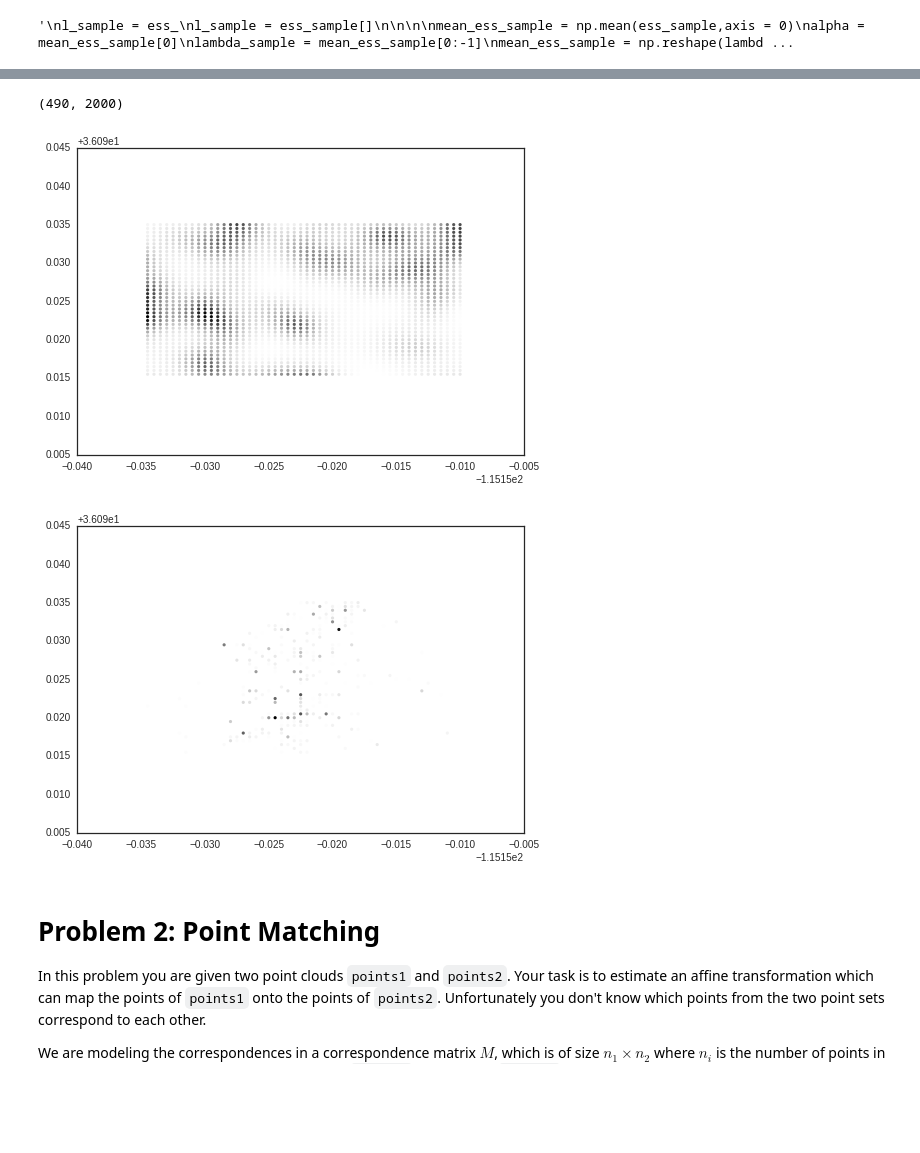
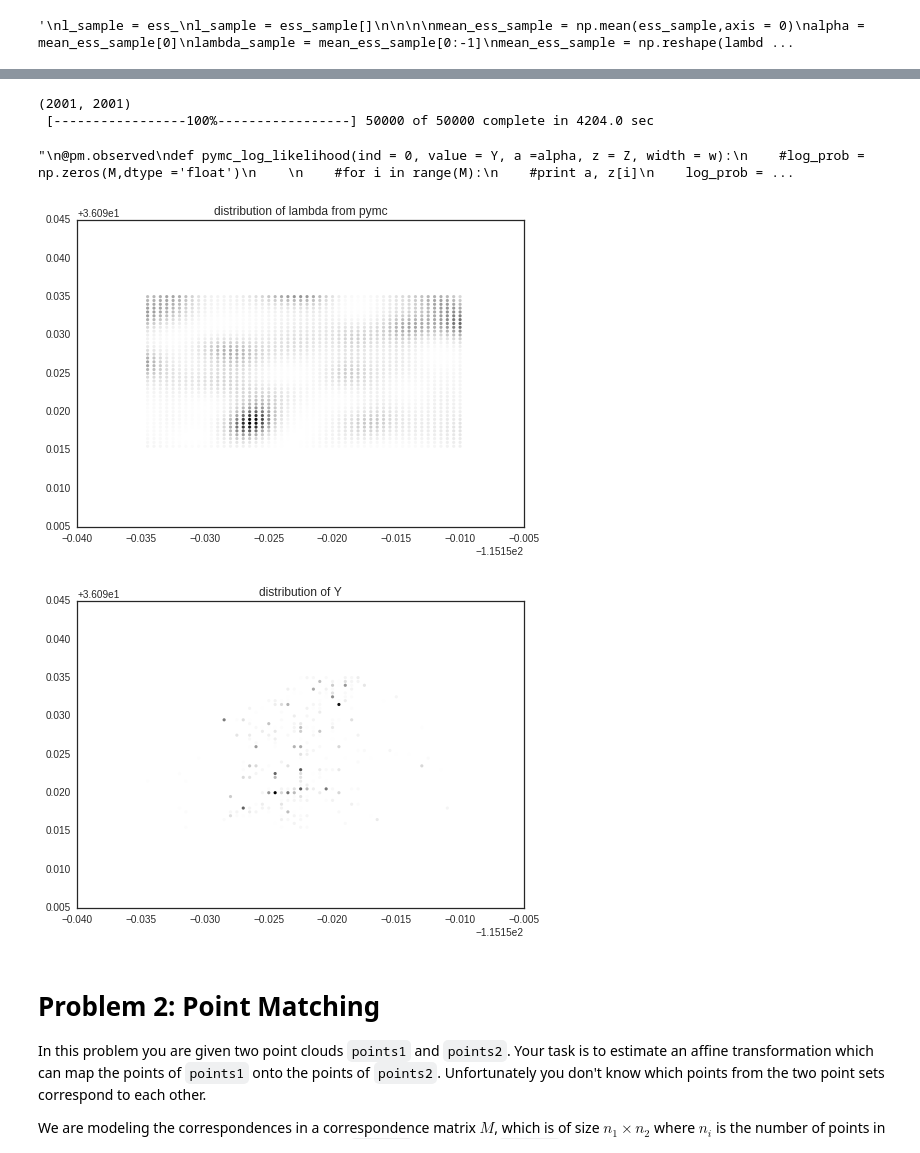
Before and after one commit to kevinchen1000/2016, a Jupyter notebook: Homework/AM207_yufengkevinchen_HW4.ipynb, the cells around one changed output, grey strips where cells are left out. Cells and saved outputs as stored; diff of their text form; code cells hidden in the pictures; blank space fills up the shorter version.

```diff
--- a/Homework/AM207_yufengkevinchen_HW4.ipynb
+++ b/Homework/AM207_yufengkevinchen_HW4.ipynb
@@ -249,7 +249,6 @@ def poisson_dist(l,x):
 #define log_likelihood function
 def log_likelihood(f,Y):
     log_likelihood_vectorized = np.sum(scipy.stats.poisson.logpmf(Y,w**2*np.exp(f[0]+f[1:])))
-
     return log_likelihood_vectorized
 
 #define phi
@@ -271,28 +270,10 @@ for i in range(1,M+1):
             Sigma[i,j] += diagonal_offset
 
 #sample using elliptical slice sampler
-N_mcmc = 10000
+N_mcmc = 50000
 N_dim = M+1
 burn_in = 10
 ess_sample = ess(Y,Sigma,log_likelihood,N_mcmc,burn_in,N_dim)
-
-#find sample mean
-'''
-l_sample = ess_
-l_sample = ess_sample[]
-
-
-
-mean_ess_sample = np.mean(ess_sample,axis = 0)
-alpha = mean_ess_sample[0]
-lambda_sample = mean_ess_sample[0:-1]
-mean_ess_sample = np.reshape(lambda_sample,(N_dim-1,))
-
-mean_l_sample = np.exp(mean_ess_sample + alpha)
-plot_checkins(mean_l_sample)
-
-print mean_l_sample
-'''
 # %% [output]
 running elliptical slice sampling...
 '\nl_sample = ess_\nl_sample = ess_sample[]\n\n\n\nmean_ess_sample = np.mean(ess_sample,axis = 0)\nalpha = mean_ess_sample[0]\nlambda_sample = mean_ess_sample[0:-1]\nmean_ess_sample = np.reshape(lambd ...
@@ -375,20 +302,63 @@ for i in range(M):
+# %%
+#to construct extend matrix Sigma
+Sigma = np.zeros((M+1,M+1),dtype = 'float')
+Sigma[0,0] = 1.0 # this term considers the alpha contribution
+
+diagonal_offset = 1e-14; # term to ensure numerical stability
+
+for i in range(1,M+1):
+    for j in range(1,M+1):
+        Sigma[i,j] = np.exp(-((X[i-1,0]-X[j-1,0])**2+(X[i-1,1]-X[j-1,1])**2)/phi)
+        if i == j:
+            Sigma[i,j] += diagonal_offset
+
+#revise version
+Z = pm.MvNormalCov('Z',mu = np.zeros(M+1),C = Sigma)
+
+@pm.observed
+def pymc_log_likelihood_r1(value = Y, z = Z, width = w):
+    log_prob = 0.0;
+
+    #for i in range(M):
+        #print a, z[i]
+        #log_prob += pm.poisson_like(Y[i],(np.exp(z[0]+z[i])*width**2))
+
+    #vectorized
+    log_prob = np.sum(scipy.stats.poisson.logpmf(value,width**2*np.exp(z[0]+z[1:])))
+    return log_prob
+
+model = pm.Model([Z,pymc_log_likelihood_r1])
+p_mcmc = pm.MCMC(model)
+p_mcmc.sample(iter = 50000, burn = 10000, thin = 10)
+# %% [output]
+(2001, 2001)
+ [-----------------100%-----------------] 50000 of 50000 complete in 4204.0 sec
+"\n@pm.observed\ndef pymc_log_likelihood(ind = 0, value = Y, a =alpha, z = Z, width = w):\n    #log_prob = np.zeros(M,dtype ='float')\n    \n    #for i in range(M):\n    #print a, z[i]\n    log_prob = ...
 # %%
-pymc_l = np.zeros(Z.trace().shape)
-print Z.trace().shape
+#take the mean of sampled values and plot
+
+#initialize an empty lambda matrix
+pymc_l = np.zeros((Z.trace().shape[0],Z.trace().shape[1]-1),dtype='float')
+
+#calculate lambda
 for i in range(Z.trace().shape[0]):
-    pymc_l[i,:] = np.exp(alpha.trace()[i] + Z.trace()[i,:])
+    pymc_l[i,:] = np.exp(Z.trace()[i,0] + Z.trace()[i,1:])
 
-mean_pymc_l = np.mean(pymc_l[100:5500,:],axis=0)
+#calculate mean lambda
+mean_pymc_l = np.mean(pymc_l,axis=0)
 
+#plot distribution of lambda
 fig1 = plt.figure()
+plt.title('distribution of lambda from pymc')
 plot_checkins(mean_pymc_l)
 
+#compare with input distribution
 fig2 = plt.figure()
+plt.title('distribution of Y')
 plot_checkins(Y)
 # %% [output]
-(490, 2000)
-[figure, old version]
+[figure, new version]
-[figure, old version]
+[figure, new version]
 # %% [markdown]
 # Problem 2: Point Matching
 
```
Also changed, not shown: parts of 7 cells of this notebook.
